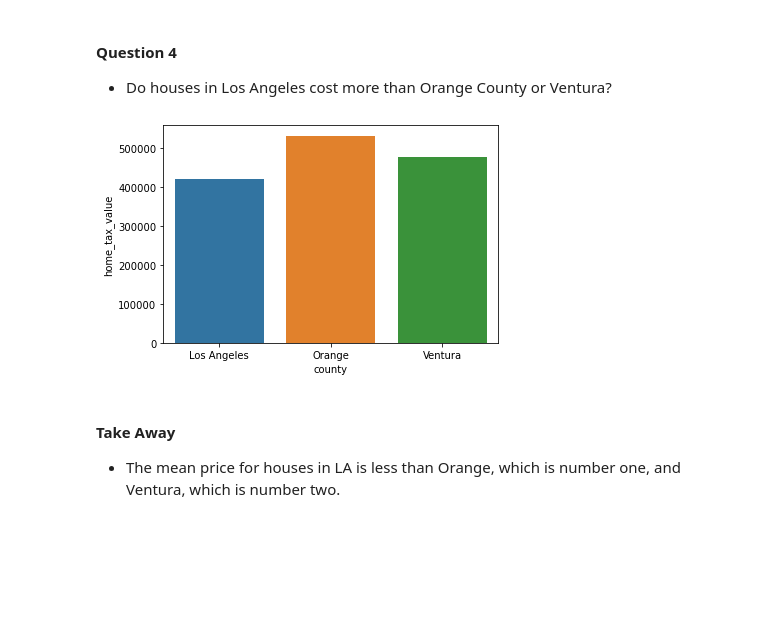
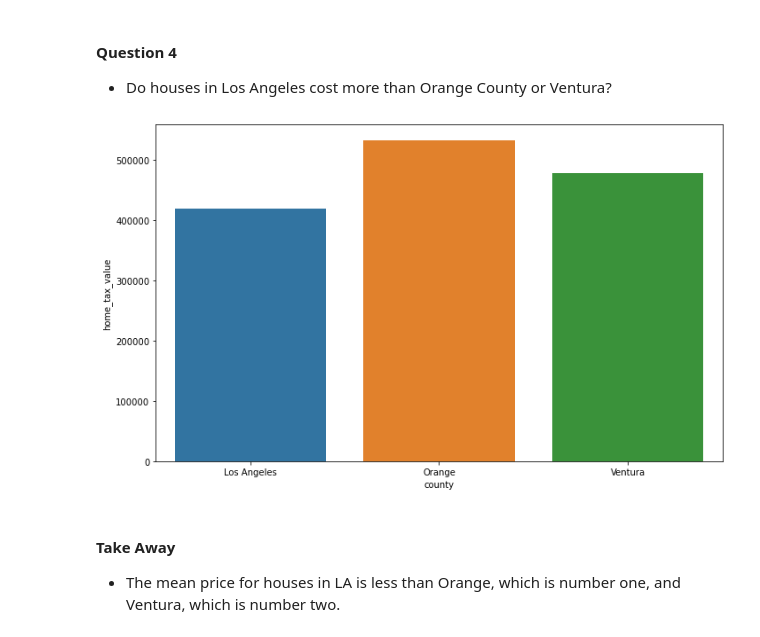
Before and after one commit to scottschmidl/zillow_housing_prices, a Jupyter notebook: report.ipynb, the cells around one changed output. Saved outputs shown, nothing was run; the diff lists cells and outputs as text; code cells hidden in the pictures; blank space fills up the shorter version.

Commit message:
adjusted fig size for county vs price

```diff
--- a/report.ipynb
+++ b/report.ipynb
@@ -186,9 +186,11 @@ Pearson’s correlation coefficient: 0.47, P-Value: 0.0
 - Do houses in Los Angeles cost more than Orange County or Ventura?
 # %%
 # plot county  vs price
-sns.barplot(x="county", y="home_tax_value", ci=False, data=train);
+plt.figure(figsize=(10, 6))
+sns.barplot(x="county", y="home_tax_value", ci=False, data=train)
+plt.tight_layout();
 # %% [output]
-[figure, old version]
+[figure, new version]
 # %% [markdown]
 #### Take Away
 - The mean price for houses in LA is less than Orange, which is number one, and Ventura, which is number two.
```
